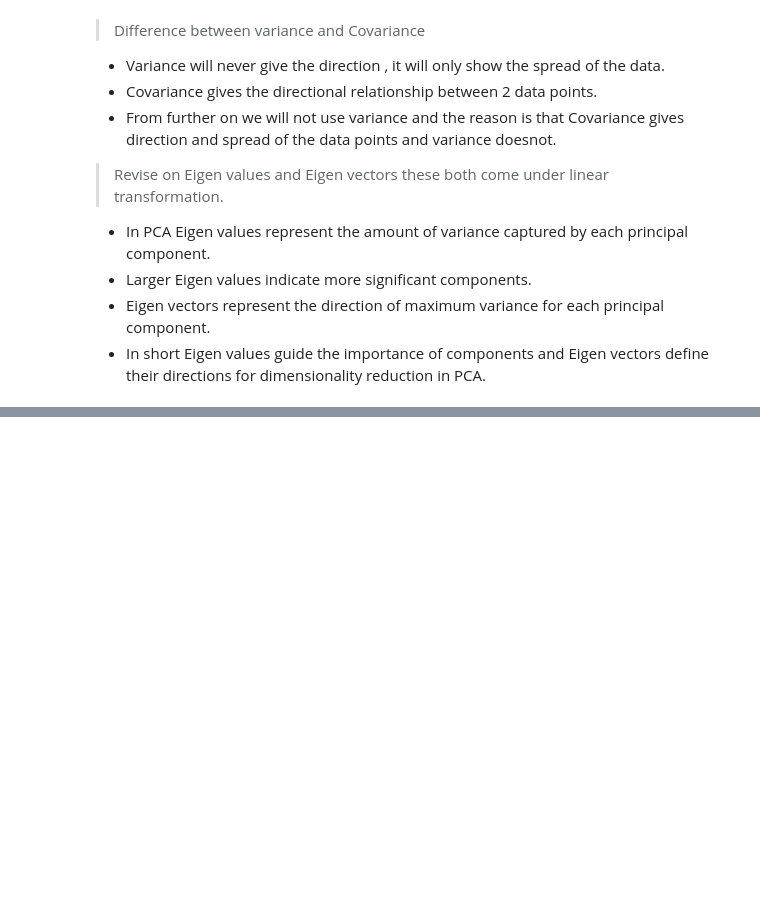
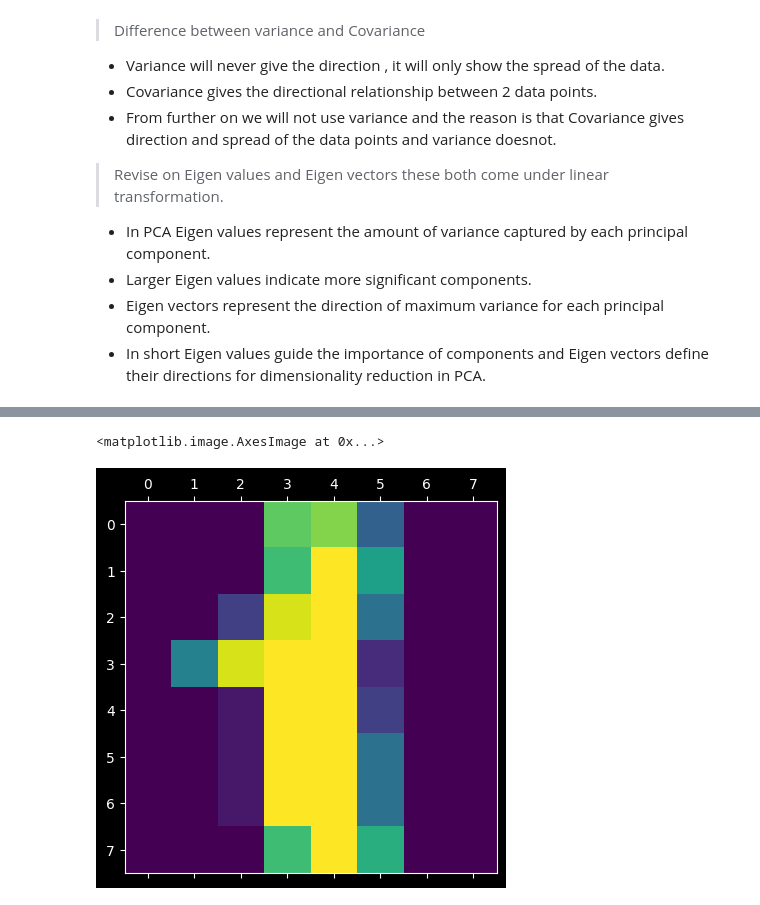
Before and after one commit to abhishek2young/Python-Hands-ON, a Jupyter notebook: PCA.ipynb, the cells around one changed output, grey strips where cells are left out. Cells and saved outputs as stored; diff of their text form; code cells hidden in the pictures; blank space fills up the shorter version.

```diff
--- a/PCA.ipynb
+++ b/PCA.ipynb
@@ -58,0 +218,3 @@
+# %%
+digit_data = load_digits()
+dir(digit_data)
@@ -58,0 +246,5 @@
+# %%
+plt.matshow(digit_data.images[1])
+# %% [output]
+<matplotlib.image.AxesImage at 0x...>
+[figure, added]
```
Also changed, not shown: parts of 37 cells of this notebook, 5 other files.
